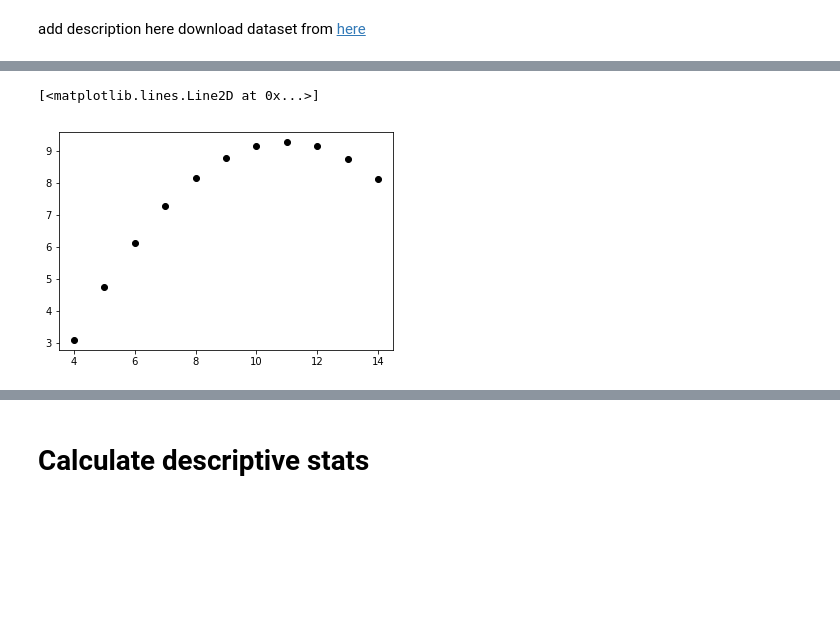
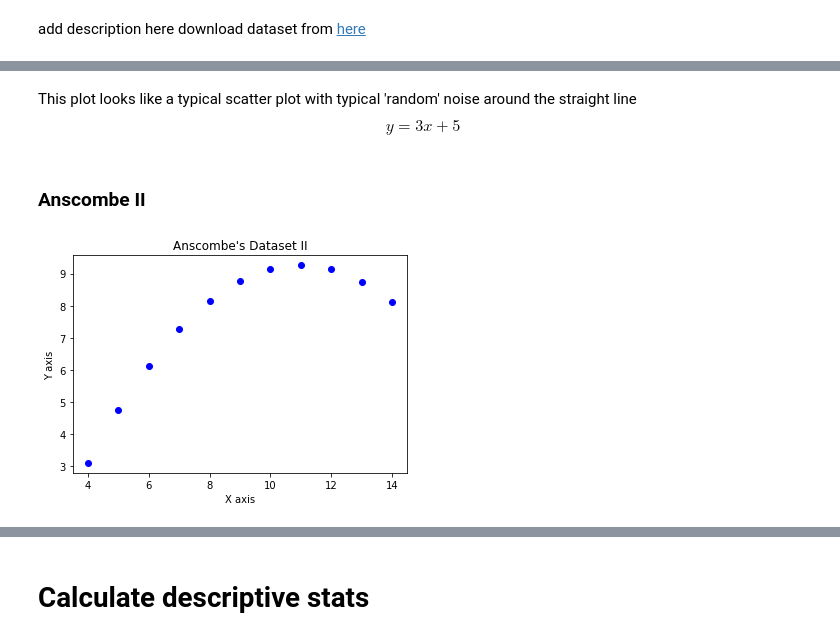
Before and after one commit to Osheah/foda-anscombe, a Jupyter notebook: anscombe.ipynb, the cells around one changed output, grey strips where cells are left out. Drawn from its saved outputs; the diff is of its cells as text; code cells hidden in the pictures; blank space fills up the shorter version.

Commit message:
added some plots and the intro

```diff
--- a/anscombe.ipynb
+++ b/anscombe.ipynb
@@ -45,8 +125,16 @@ Text(0.5,1,'Dataset I')
+# %% [markdown]
+This plot looks like a typical scatter plot with typical 'random' noise around the straight line
+$$y=3x+5$$
+# %% [markdown]
+### Anscombe II
 # %%
-plt.plot(df[['X2']], df[['Y2']], 'ko')
+x2 = np.array(df['X2'])
+y2 = np.array(df['Y2'])
+
+plt.plot(x2, y2, 'bo')
 plt.xlabel('X axis')
 plt.ylabel('Y axis')
-plt.title('Dataset II')
+plt.title('Anscombe\'s Dataset II')
+plt.show()
 # %% [output]
-[<matplotlib.lines.Line2D at 0x...>]
-[figure, old version]
+[figure, new version]
```
Also changed, not shown: parts of 26 cells of this notebook, 1 other file.
